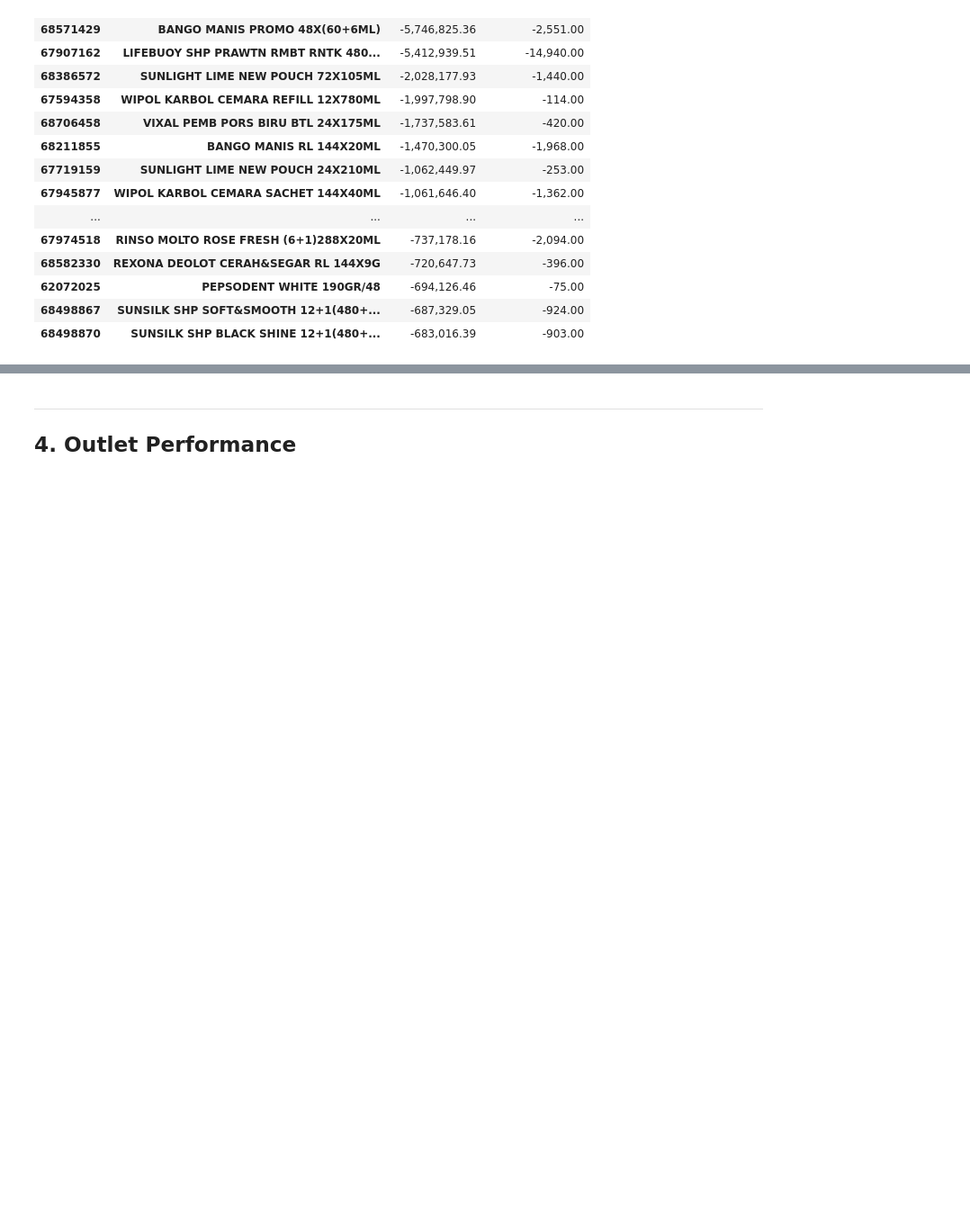
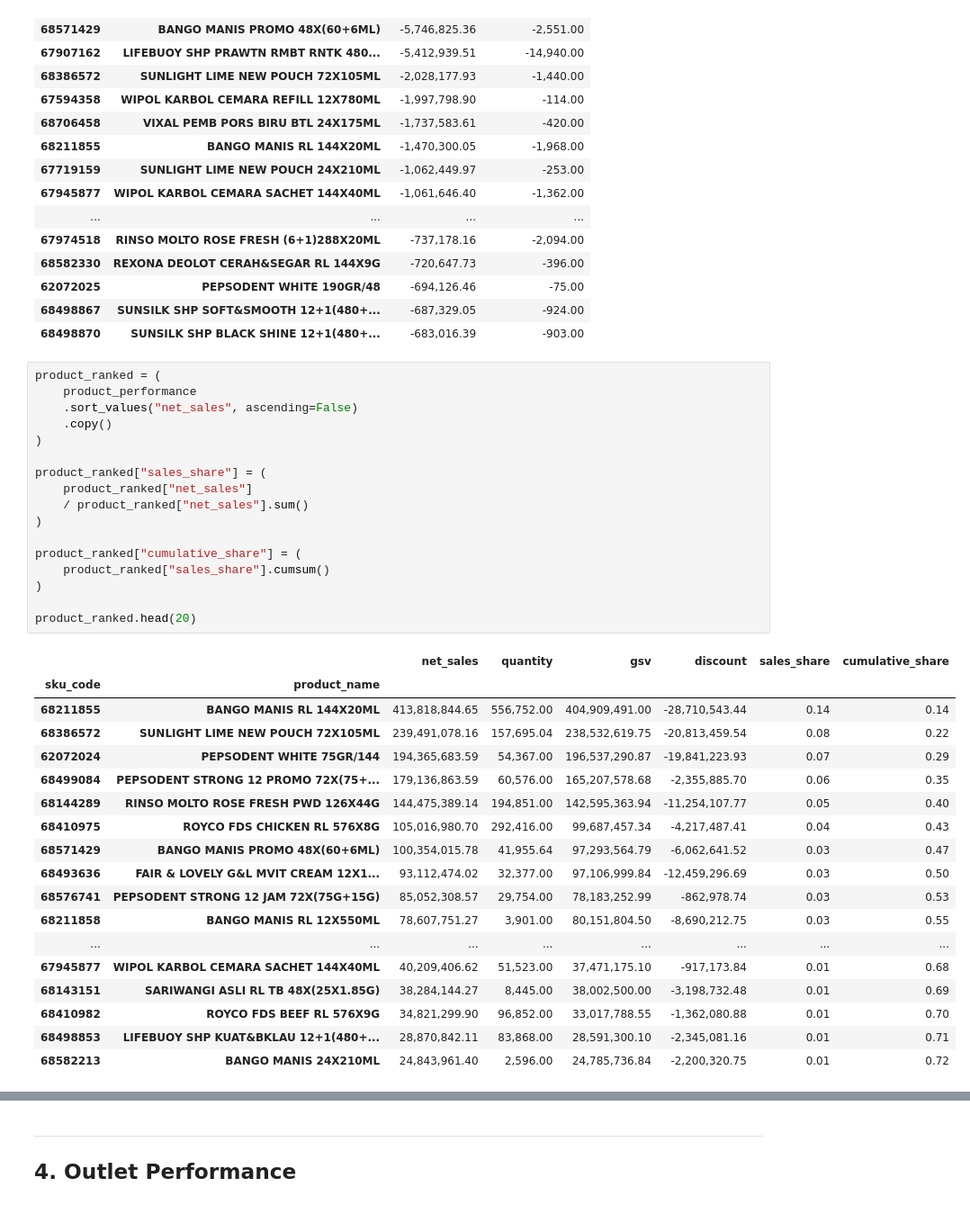
Before and after one commit to Thomasfilemon/pasar-rau-sales-analysis, a Jupyter notebook: notebooks/03_exploratory_analysis.ipynb, the cells around one changed output, grey strips where cells are left out. Shown at 90% size. Cells and saved outputs as stored; diff of their text form; blank space fills up the shorter version.

```diff
--- a/notebooks/03_exploratory_analysis.ipynb
+++ b/notebooks/03_exploratory_analysis.ipynb
@@ -333,3 +464,39 @@ product_returns.sort_values("return_value").head(20)
 | 62072025 | PEPSODENT WHITE 190GR/48 | -694,126.46 | -75.00 |
 | 68498867 | SUNSILK SHP SOFT&SMOOTH 12+1(480+... | -687,329.05 | -924.00 |
 | 68498870 | SUNSILK SHP BLACK SHINE 12+1(480+... | -683,016.39 | -903.00 |
+# %%
+product_ranked = (
+    product_performance
+    .sort_values("net_sales", ascending=False)
+    .copy()
+)
+
+product_ranked["sales_share"] = (
+    product_ranked["net_sales"]
+    / product_ranked["net_sales"].sum()
+)
+
+product_ranked["cumulative_share"] = (
+    product_ranked["sales_share"].cumsum()
+)
+
+product_ranked.head(20)
+# %% [output]
+|  |  | net_sales | quantity | gsv | discount | sales_share | cumulative_share |
+| sku_code | product_name |  |  |  |  |  |  |
+| 68211855 | BANGO MANIS RL 144X20ML | 413,818,844.65 | 556,752.00 | 404,909,491.00 | -28,710,543.44 | 0.14 | 0.14 |
+| 68386572 | SUNLIGHT LIME NEW POUCH 72X105ML | 239,491,078.16 | 157,695.04 | 238,532,619.75 | -20,813,459.54 | 0.08 | 0.22 |
+| 62072024 | PEPSODENT WHITE 75GR/144 | 194,365,683.59 | 54,367.00 | 196,537,290.87 | -19,841,223.93 | 0.07 | 0.29 |
+| 68499084 | PEPSODENT STRONG 12 PROMO 72X(75+... | 179,136,863.59 | 60,576.00 | 165,207,578.68 | -2,355,885.70 | 0.06 | 0.35 |
+| 68144289 | RINSO MOLTO ROSE FRESH PWD 126X44G | 144,475,389.14 | 194,851.00 | 142,595,363.94 | -11,254,107.77 | 0.05 | 0.40 |
+| 68410975 | ROYCO FDS CHICKEN RL 576X8G | 105,016,980.70 | 292,416.00 | 99,687,457.34 | -4,217,487.41 | 0.04 | 0.43 |
+| 68571429 | BANGO MANIS PROMO 48X(60+6ML) | 100,354,015.78 | 41,955.64 | 97,293,564.79 | -6,062,641.52 | 0.03 | 0.47 |
+| 68493636 | FAIR & LOVELY G&L MVIT CREAM 12X1... | 93,112,474.02 | 32,377.00 | 97,106,999.84 | -12,459,296.69 | 0.03 | 0.50 |
+| 68576741 | PEPSODENT STRONG 12 JAM 72X(75G+15G) | 85,052,308.57 | 29,754.00 | 78,183,252.99 | -862,978.74 | 0.03 | 0.53 |
+| 68211858 | BANGO MANIS RL 12X550ML | 78,607,751.27 | 3,901.00 | 80,151,804.50 | -8,690,212.75 | 0.03 | 0.55 |
+| ... | ... | ... | ... | ... | ... | ... | ... |
+| 67945877 | WIPOL KARBOL CEMARA SACHET 144X40ML | 40,209,406.62 | 51,523.00 | 37,471,175.10 | -917,173.84 | 0.01 | 0.68 |
+| 68143151 | SARIWANGI ASLI RL TB 48X(25X1.85G) | 38,284,144.27 | 8,445.00 | 38,002,500.00 | -3,198,732.48 | 0.01 | 0.69 |
+| 68410982 | ROYCO FDS BEEF RL 576X9G | 34,821,299.90 | 96,852.00 | 33,017,788.55 | -1,362,080.88 | 0.01 | 0.70 |
+| 68498853 | LIFEBUOY SHP KUAT&BKLAU 12+1(480+... | 28,870,842.11 | 83,868.00 | 28,591,300.10 | -2,345,081.16 | 0.01 | 0.71 |
+| 68582213 | BANGO MANIS 24X210ML | 24,843,961.40 | 2,596.00 | 24,785,736.84 | -2,200,320.75 | 0.01 | 0.72 |
```
Also changed, not shown: parts of 18 cells of this notebook, 1 other file.
